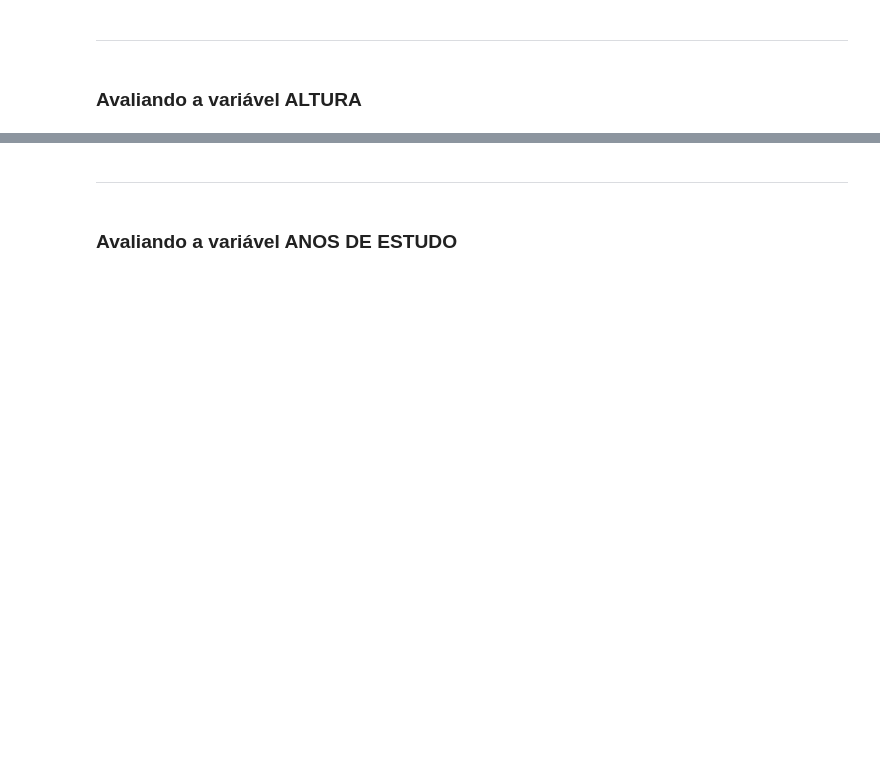
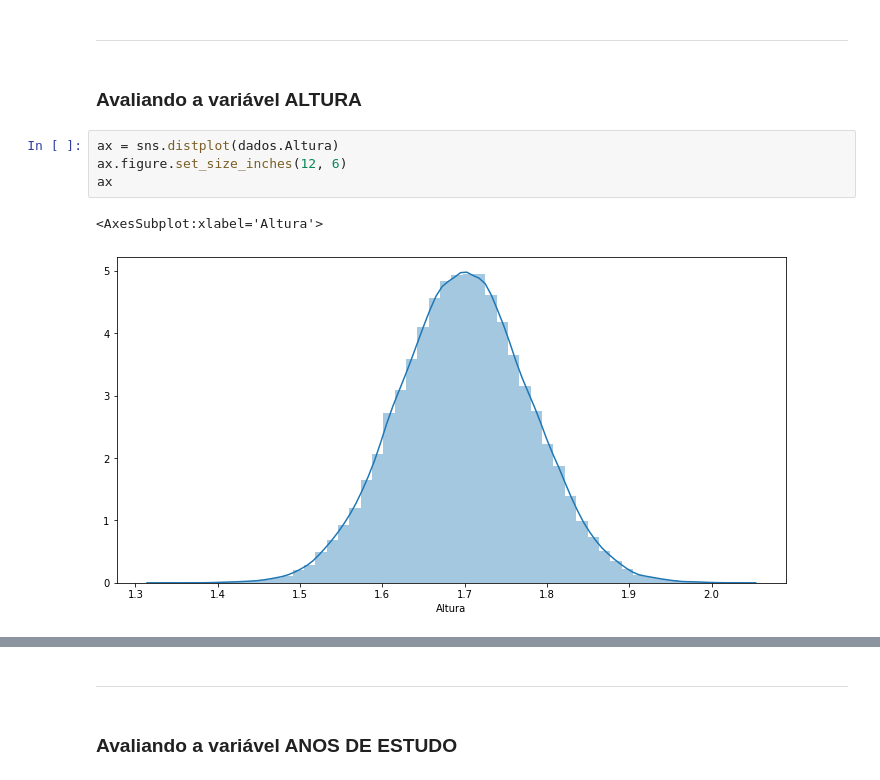
Before and after one commit to alvarengaricardo/estatistica_python_frequencias_medidas, a Jupyter notebook: Curso_de_Estatística_Parte_1.ipynb, the cells around one changed output, grey strips where cells are left out. Drawn from its saved outputs; the diff is of its cells as text; blank space fills up the shorter version.

```diff
--- a/Curso_de_Estatística_Parte_1.ipynb
+++ b/Curso_de_Estatística_Parte_1.ipynb
@@ -636,3 +857,10 @@ Pode-se definir a moda como sendo o valor mais frequente de um conjunto de dados
 ***
 # %% [markdown]
 ### Avaliando a variável ALTURA
+# %%
+ax = sns.distplot(dados.Altura)
+ax.figure.set_size_inches(12, 6)
+ax
+# %% [output]
+<AxesSubplot:xlabel='Altura'>
+[figure, added]
```
Also changed, not shown: parts of 42 cells of this notebook.
